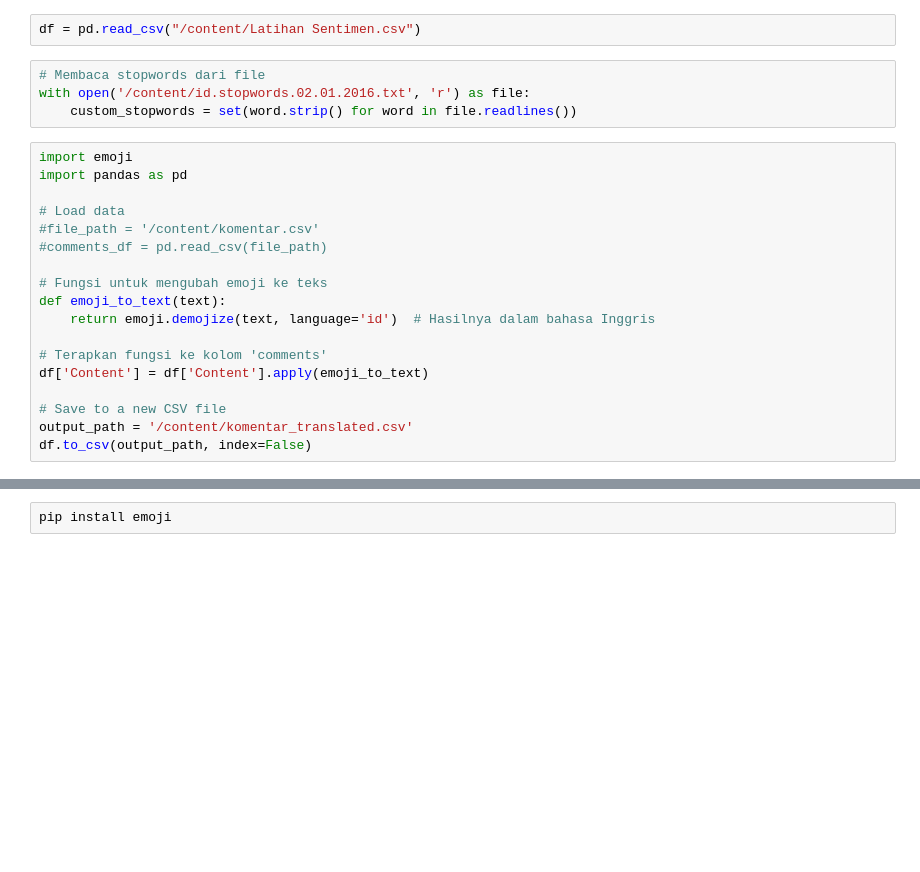
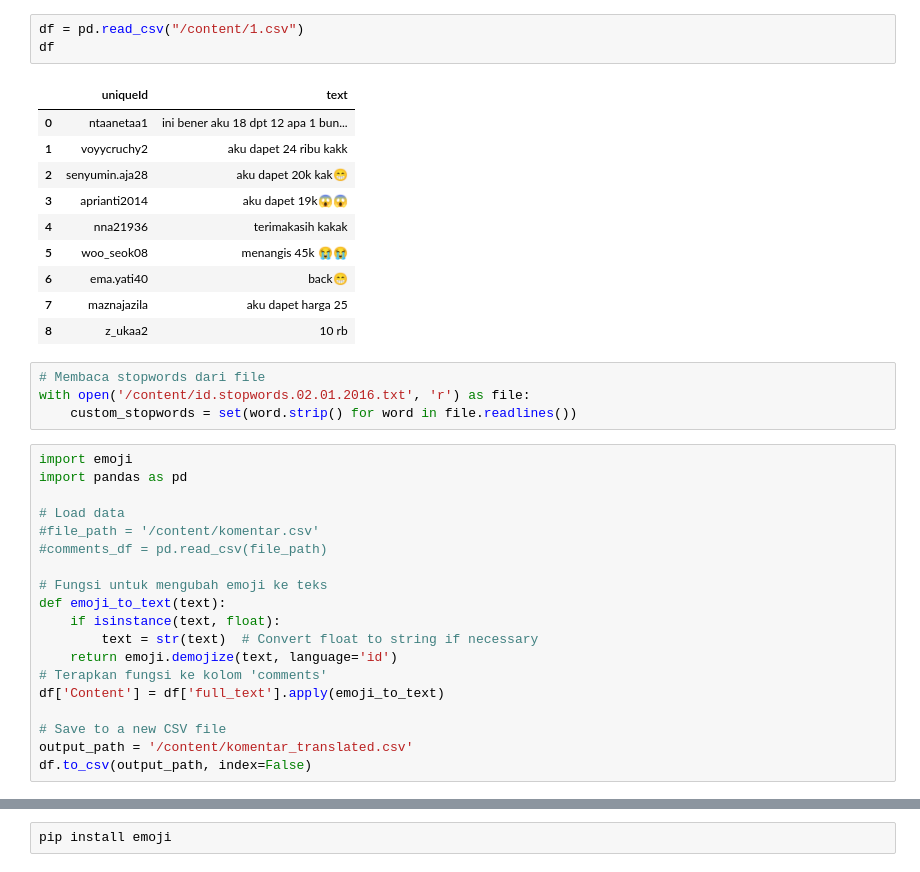
Before and after one commit to DhaniAAA/Scrapping-Ulasan, a Jupyter notebook: Teks_Klasifikasi.ipynb, the cells around one changed output, grey strips where cells are left out. Cells and saved outputs as stored; diff of their text form; blank space fills up the shorter version.

```diff
--- a/Teks_Klasifikasi.ipynb
+++ b/Teks_Klasifikasi.ipynb
@@ -47,5 +66,17 @@ stopwords = set(stopword_factory.get_stop_words())
 # %%
-df = pd.read_csv("/content/Latihan Sentimen.csv")
+df = pd.read_csv("/content/1.csv")
+df
+# %% [output]
+|  | uniqueId | text |
+| 0 | ntaanetaa1 | ini bener aku 18 dpt 12 apa 1 bun... |
+| 1 | voyycruchy2 | aku dapet 24 ribu kakk |
+| 2 | senyumin.aja28 | aku dapet 20k kak😁 |
+| 3 | aprianti2014 | aku dapet 19k😱😱 |
+| 4 | nna21936 | terimakasih kakak |
+| 5 | woo_seok08 | menangis 45k 😭😭 |
+| 6 | ema.yati40 | back😁 |
+| 7 | maznajazila | aku dapet harga 25 |
+| 8 | z_ukaa2 | 10 rb |
 # %%
 # Membaca stopwords dari file
 with open('/content/id.stopwords.02.01.2016.txt', 'r') as file:
@@ -60,10 +91,11 @@ import pandas as pd
 
 # Fungsi untuk mengubah emoji ke teks
 def emoji_to_text(text):
-    return emoji.demojize(text, language='id')  # Hasilnya dalam bahasa Inggris
-
+    if isinstance(text, float):
+        text = str(text)  # Convert float to string if necessary
+    return emoji.demojize(text, language='id')
 # Terapkan fungsi ke kolom 'comments'
-df['Content'] = df['Content'].apply(emoji_to_text)
+df['Content'] = df['full_text'].apply(emoji_to_text)
 
 # Save to a new CSV file
 output_path = '/content/komentar_translated.csv'
```
Also changed, not shown: parts of 22 cells of this notebook.
